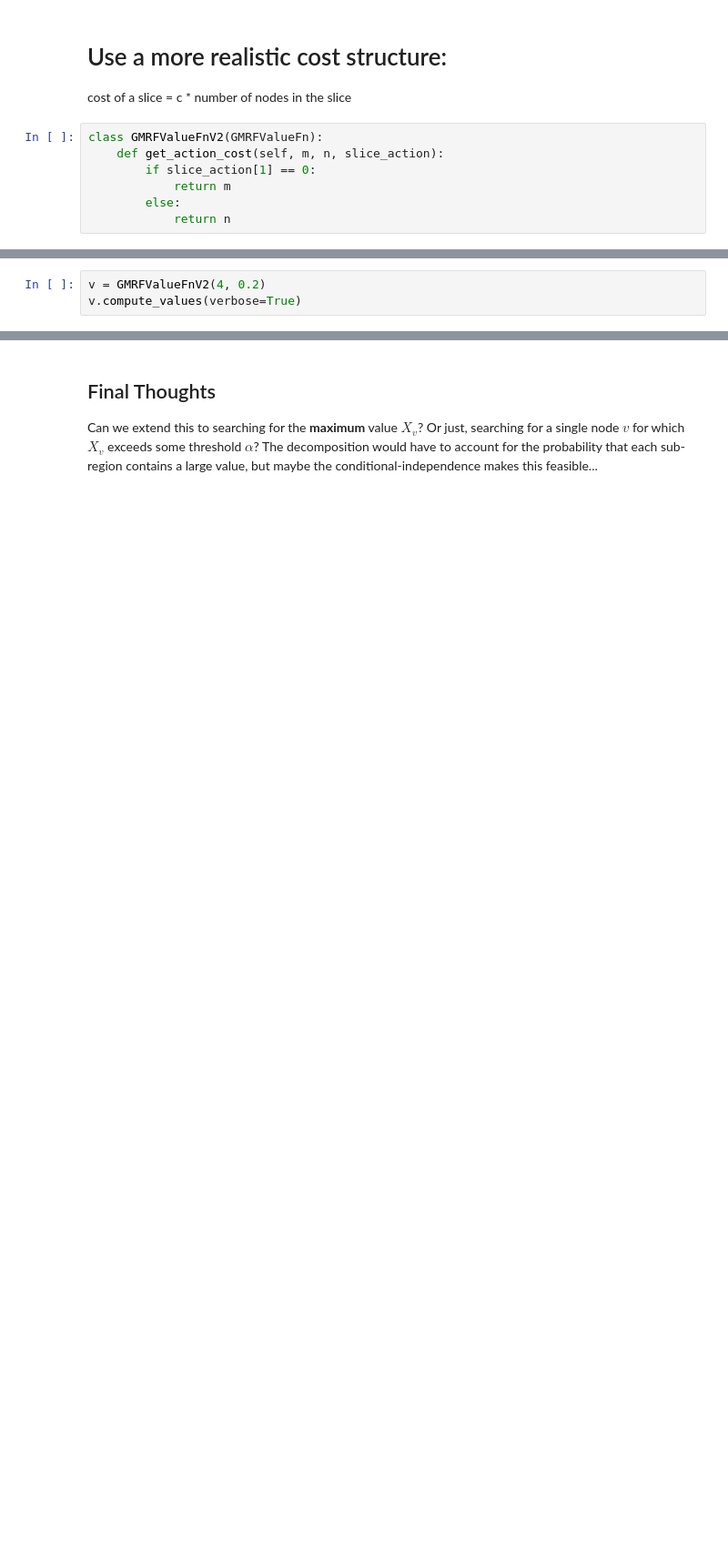
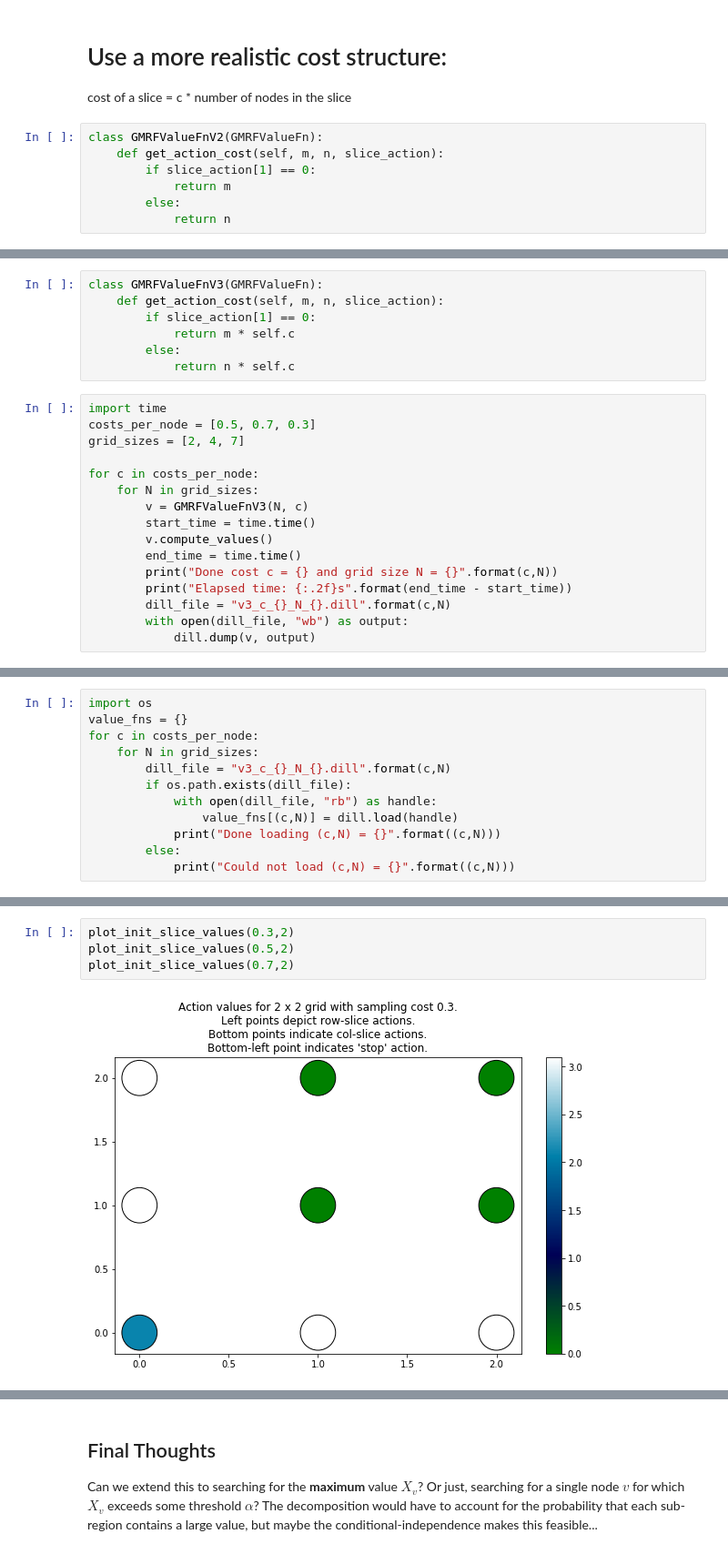
Before and after one commit to masseyc1/multistepbayesopt, a Jupyter notebook: Multistep Bayesian Optimization over a Markov Random Field.ipynb, the cells around one changed output, grey strips where cells are left out. Shown at 91% size. Drawn from its saved outputs; the diff is of its cells as text; blank space fills up the shorter version.

Commit message:
add value-fn  pickle files, add visualization of value fn, add summary to report / clean it up a bit

```diff
--- a/Multistep Bayesian Optimization over a Markov Random Field.ipynb
+++ b/Multistep Bayesian Optimization over a Markov Random Field.ipynb
@@ -371,3 +328,0 @@ v.Q_factor[(2,2)][appx_0_state]
-# %%
-v = GMRFValueFnV2(4, 0.2)
-v.compute_values(verbose=True)
@@ -378,0 +381,23 @@ Done filling in (m,n) = (1, 4)
+# %%
+class GMRFValueFnV3(GMRFValueFn):
+    def get_action_cost(self, m, n, slice_action):
+        if slice_action[1] == 0:
+            return m * self.c
+        else:
+            return n * self.c
+# %%
+import time
+costs_per_node = [0.5, 0.7, 0.3]
+grid_sizes = [2, 4, 7]
+
+for c in costs_per_node:
+    for N in grid_sizes:
+        v = GMRFValueFnV3(N, c)
+        start_time = time.time()
+        v.compute_values()
+        end_time = time.time()
+        print("Done cost c = {} and grid size N = {}".format(c,N))
+        print("Elapsed time: {:.2f}s".format(end_time - start_time))
+        dill_file = "v3_c_{}_N_{}.dill".format(c,N)
+        with open(dill_file, "wb") as output:
+            dill.dump(v, output)
@@ -378,0 +411,12 @@ Done filling in (m,n) = (1, 4)
+# %%
+import os
+value_fns = {}
+for c in costs_per_node:
+    for N in grid_sizes:
+        dill_file = "v3_c_{}_N_{}.dill".format(c,N)
+        if os.path.exists(dill_file):
+            with open(dill_file, "rb") as handle:
+                value_fns[(c,N)] = dill.load(handle)
+            print("Done loading (c,N) = {}".format((c,N)))
+        else:
+            print("Could not load (c,N) = {}".format((c,N)))
@@ -378,0 +476,6 @@ Done filling in (m,n) = (1, 4)
+# %%
+plot_init_slice_values(0.3,2)
+plot_init_slice_values(0.5,2)
+plot_init_slice_values(0.7,2)
+# %% [output]
+[figure, added]
```
Also changed, not shown: parts of 25 cells of this notebook, 19 other files.
